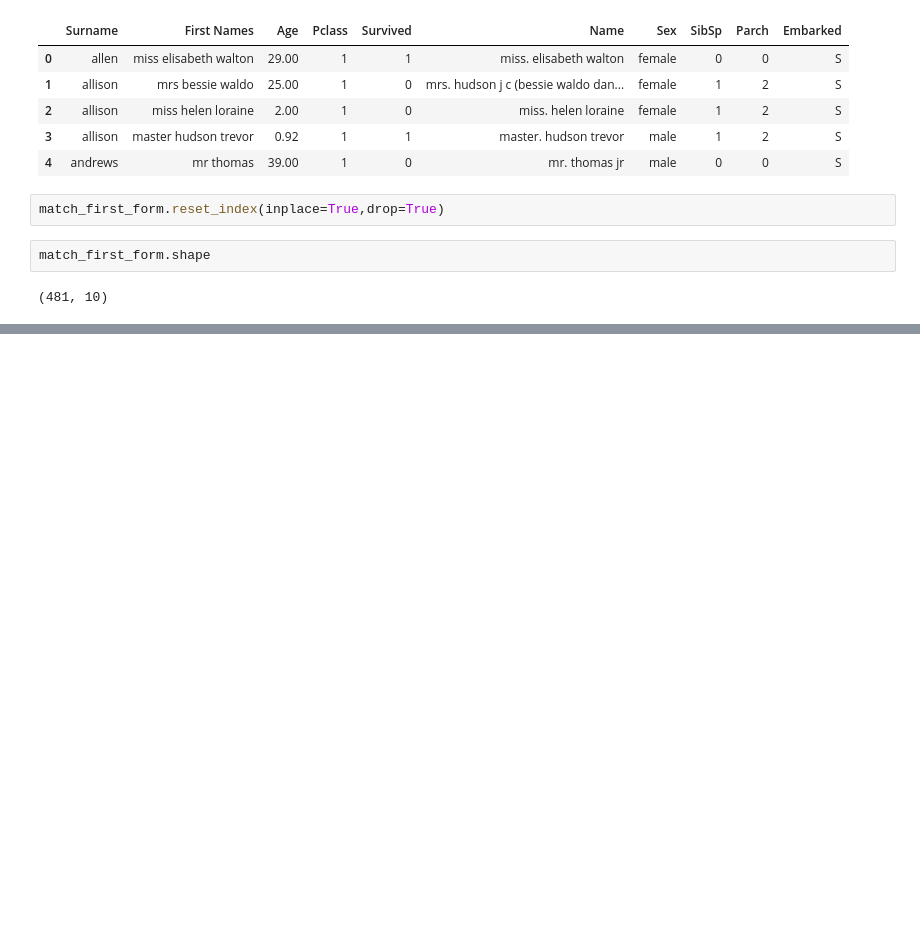
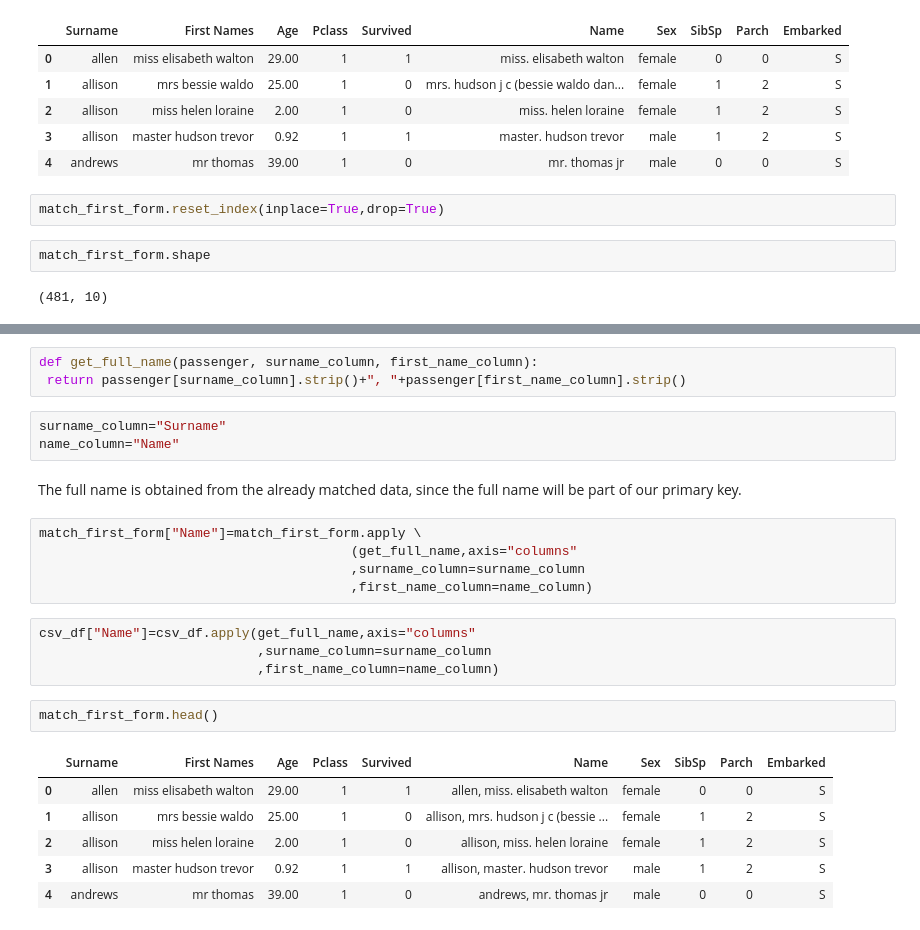
Before and after one commit to 987sebasBeller/Titanic-Survival-Prediction, a Jupyter notebook: data_extraction/data_extraction.ipynb, the cells around one changed output, grey strips where cells are left out. Saved outputs shown, nothing was run; the diff lists cells and outputs as text; blank space fills up the shorter version.

```diff
--- a/data_extraction/data_extraction.ipynb
+++ b/data_extraction/data_extraction.ipynb
@@ -332,0 +339,26 @@ match_first_form.shape
+# %%
+def get_full_name(passenger, surname_column, first_name_column):
+ return passenger[surname_column].strip()+", "+passenger[first_name_column].strip()
+# %%
+surname_column="Surname"
+name_column="Name"
+# %% [markdown]
+The full name is obtained from the already matched data, since the full name will be part of our primary key.
+# %%
+match_first_form["Name"]=match_first_form.apply \
+                                        (get_full_name,axis="columns"
+                                        ,surname_column=surname_column
+                                        ,first_name_column=name_column)
+# %%
+csv_df["Name"]=csv_df.apply(get_full_name,axis="columns"
+                            ,surname_column=surname_column
+                            ,first_name_column=name_column)
+# %%
+match_first_form.head()
+# %% [output]
+|  | Surname | First Names | Age | Pclass | Survived | Name | Sex | SibSp | Parch | Embarked |
+| 0 | allen | miss elisabeth walton | 29.00 | 1 | 1 | allen, miss. elisabeth walton | female | 0 | 0 | S |
+| 1 | allison | mrs bessie waldo | 25.00 | 1 | 0 | allison, mrs. hudson j c (bessie ... | female | 1 | 2 | S |
+| 2 | allison | miss helen loraine | 2.00 | 1 | 0 | allison, miss. helen loraine | female | 1 | 2 | S |
+| 3 | allison | master hudson trevor | 0.92 | 1 | 1 | allison, master. hudson trevor | male | 1 | 2 | S |
+| 4 | andrews | mr thomas | 39.00 | 1 | 0 | andrews, mr. thomas jr | male | 0 | 0 | S |
```
Also changed, not shown: parts of 15 cells of this notebook.
